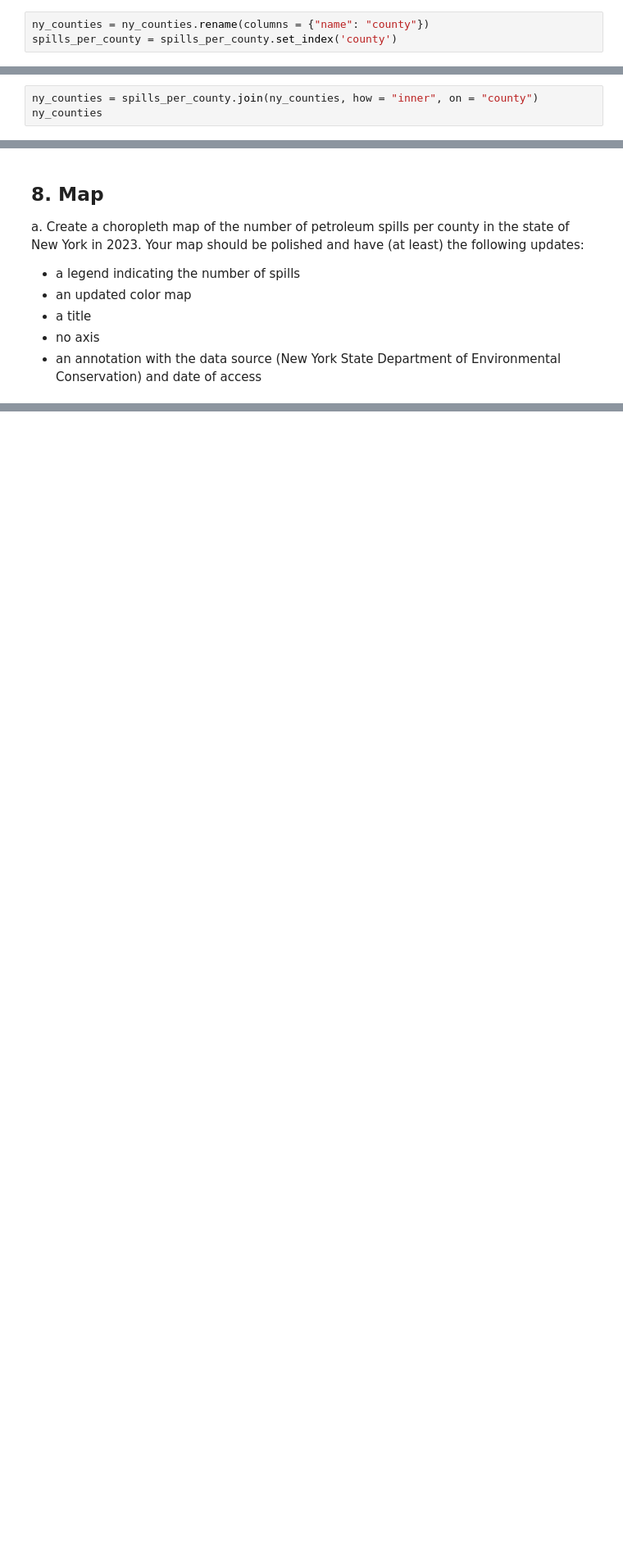
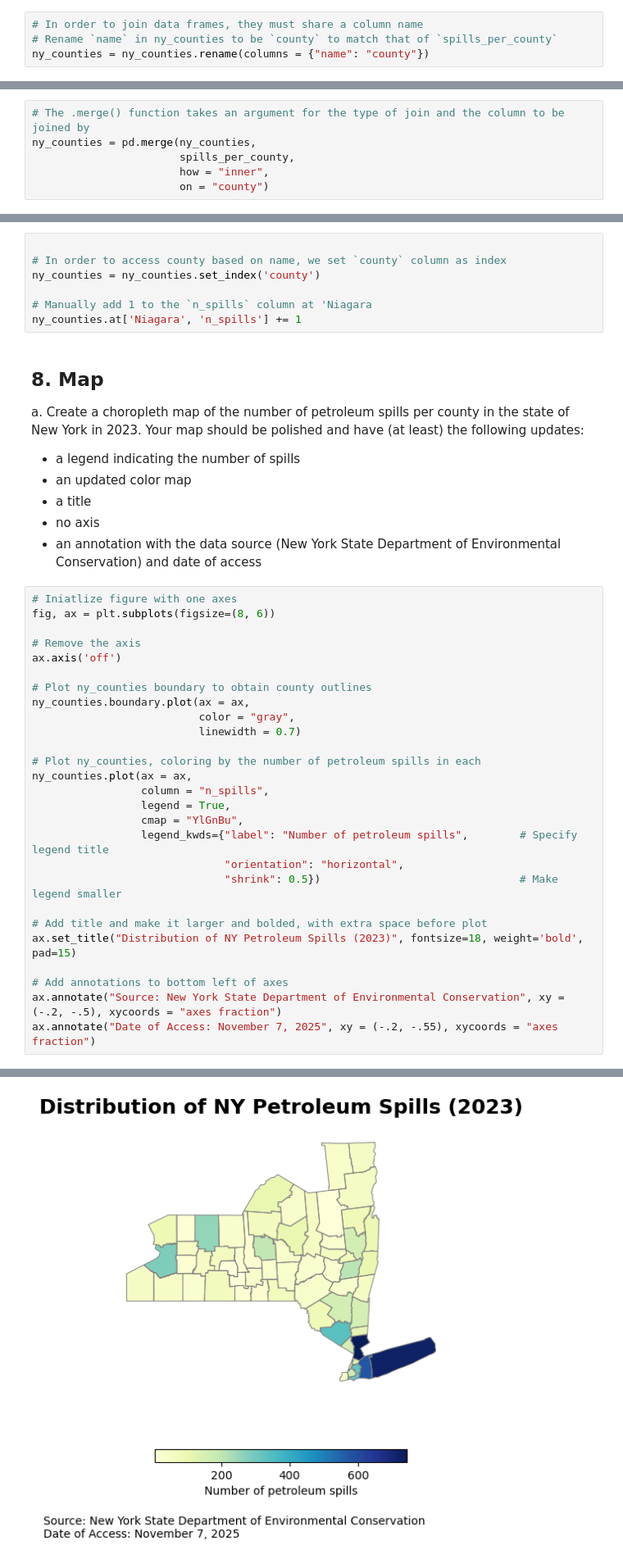
Before and after one commit to sofiasarak/eds220-hwk3, a Jupyter notebook: hwk3-task2-spills.ipynb, the cells around one changed output, grey strips where cells are left out. Shown: that part at 82% size. Cells and saved outputs as stored; diff of their text form; blank space fills up the shorter version.

```diff
--- a/hwk3-task2-spills.ipynb
+++ b/hwk3-task2-spills.ipynb
@@ -515,10 +578,14 @@ In the following cells:
 
 a. Use this cell to make any other updates needed for making an inner join of the `spills_per_county` and `ny_counties`.
 # %%
+# In order to join data frames, they must share a column name
+# Rename `name` in ny_counties to be `county` to match that of `spills_per_county`
 ny_counties = ny_counties.rename(columns = {"name": "county"})
-spills_per_county = spills_per_county.set_index('county')
 # %% [markdown]
 b. Over-write `ny_counties` as the  inner join of the `spills_per_county` and `ny_counties` dataframes.
 # %%
-ny_counties = spills_per_county.join(ny_counties, how = "inner", on = "county")
-ny_counties
+# The .merge() function takes an argument for the type of join and the column to be joined by
+ny_counties = pd.merge(ny_counties,
+                       spills_per_county,
+                       how = "inner",
+                       on = "county")
@@ -529,6 +594,13 @@ ValueError: columns overlap but no suffix specified: Index(['n_spills'], dtype='
 From our previous exploration we know that Tuscarora Indian Reservation will not be in the join. Tuscarora Indian Reservation is located within Niagara county.
 
 c. Since the Tuscarora Indian Reservation does not appear in the `ny_counties` dataframe, add one spill to Niagara county. We will add a note about this in our final map. Add the cells you need to make this update **and** verify that the dataframe was updated.
+# %%
+
+# In order to access county based on name, we set `county` column as index
+ny_counties = ny_counties.set_index('county')
+
+# Manually add 1 to the `n_spills` column at 'Niagara
+ny_counties.at['Niagara', 'n_spills'] += 1
 # %% [markdown]
 ## 8. Map
 a. Create a choropleth map of the number of petroleum spills per county in the state of New York in 2023.
@@ -538,3 +610,31 @@ Your map should be polished and have (at least) the following updates:
 - a title
 - no axis
 - an annotation with the data source (New York State Department of Environmental Conservation) and date of access
+# %%
+# Iniatlize figure with one axes
+fig, ax = plt.subplots(figsize=(8, 6))
+
+# Remove the axis
+ax.axis('off')
+
+# Plot ny_counties boundary to obtain county outlines
+ny_counties.boundary.plot(ax = ax,
+                          color = "gray",
+                          linewidth = 0.7)
+
+# Plot ny_counties, coloring by the number of petroleum spills in each
+ny_counties.plot(ax = ax,
+                 column = "n_spills",
+                 legend = True,
+                 cmap = "YlGnBu",
+                 legend_kwds={"label": "Number of petroleum spills",        # Specify legend title
+                              "orientation": "horizontal",
+                              "shrink": 0.5})                               # Make legend smaller
+
+# Add title and make it larger and bolded, with extra space before plot
+ax.set_title("Distribution of NY Petroleum Spills (2023)", fontsize=18, weight='bold', pad=15)
+
+# Add annotations to bottom left of axes
+ax.annotate("Source: New York State Department of Environmental Conservation", xy = (-.2, -.5), xycoords = "axes fraction")
+ax.annotate("Date of Access: November 7, 2025", xy = (-.2, -.55), xycoords = "axes fraction")
+# %% [output]
@@ -541,3 +642,4 @@ Your map should be polished and have (at least) the following updates:
+[figure, added]
 # %% [markdown]
 b. Write a description of how the map was created, including key takeaways. If you need to do additional data analysis to include relevant information from the data, you may include additional cells here.
 # %% [markdown]
```
Also changed, not shown: parts of 31 cells of this notebook, 1 other file.
